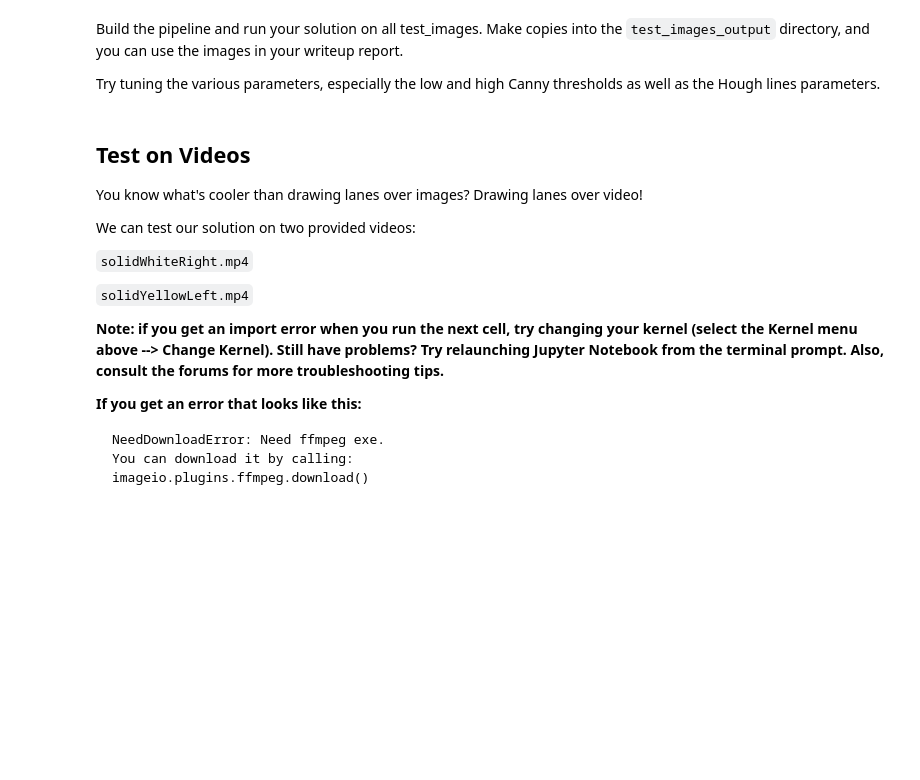
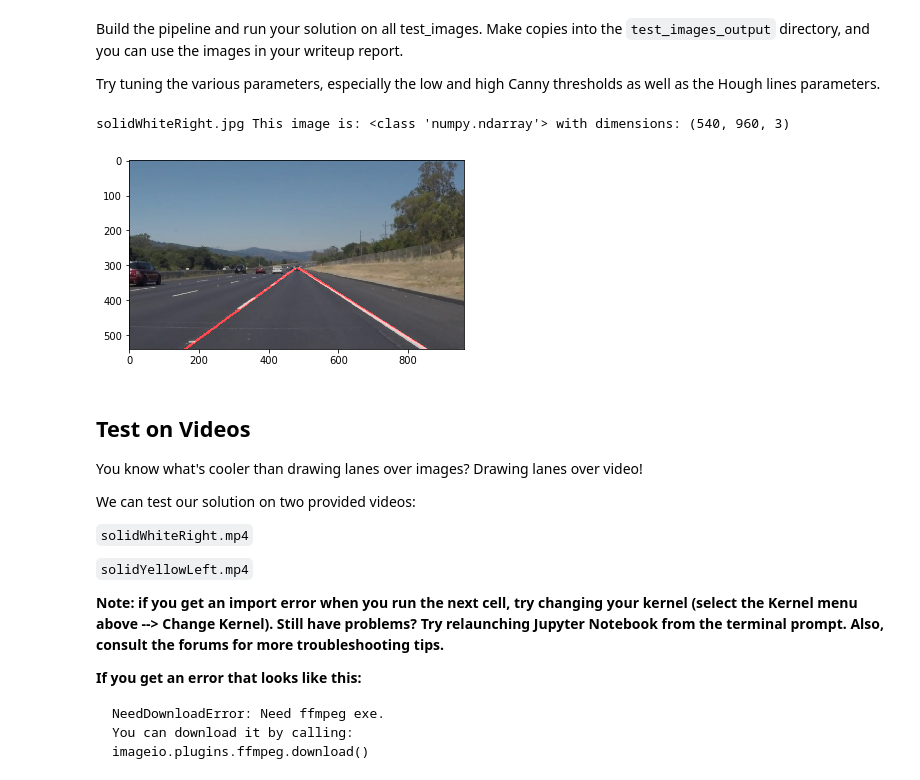
Before and after one commit to bsirang/CarND-LaneLines-P1, a Jupyter notebook: P1.ipynb, the cells around one changed output. Cells and saved outputs as stored; diff of their text form; code cells hidden in the pictures; blank space fills up the shorter version.

```diff
--- a/P1.ipynb
+++ b/P1.ipynb
@@ -366,15 +397,20 @@ def process_image(image):
 # %%
 def process_test_directory(input_directory, output_directory):
     for file in os.listdir("{}/".format(input_directory)):
+        if file != "solidWhiteRight.jpg":
+            continue
         image = mpimg.imread('{}/{}'.format(input_directory, file))
         #printing out some stats and plotting
         print(file, 'This image is:', type(image), 'with dimensions:', image.shape)
         image = process_image(image)
         plt.figure()
         plt.imshow(image, cmap='gray')
         cv2.imwrite("{}/{}".format(output_directory, file), cv2.cvtColor(image, cv2.COLOR_RGB2BGR))
 
 process_test_directory("test_images", "test_images_output")
+# %% [output]
+solidWhiteRight.jpg This image is: <class 'numpy.ndarray'> with dimensions: (540, 960, 3)
+[figure, added]
 # %% [markdown]
 ## Test on Videos
 
```
Also changed, not shown: parts of 8 cells of this notebook.
